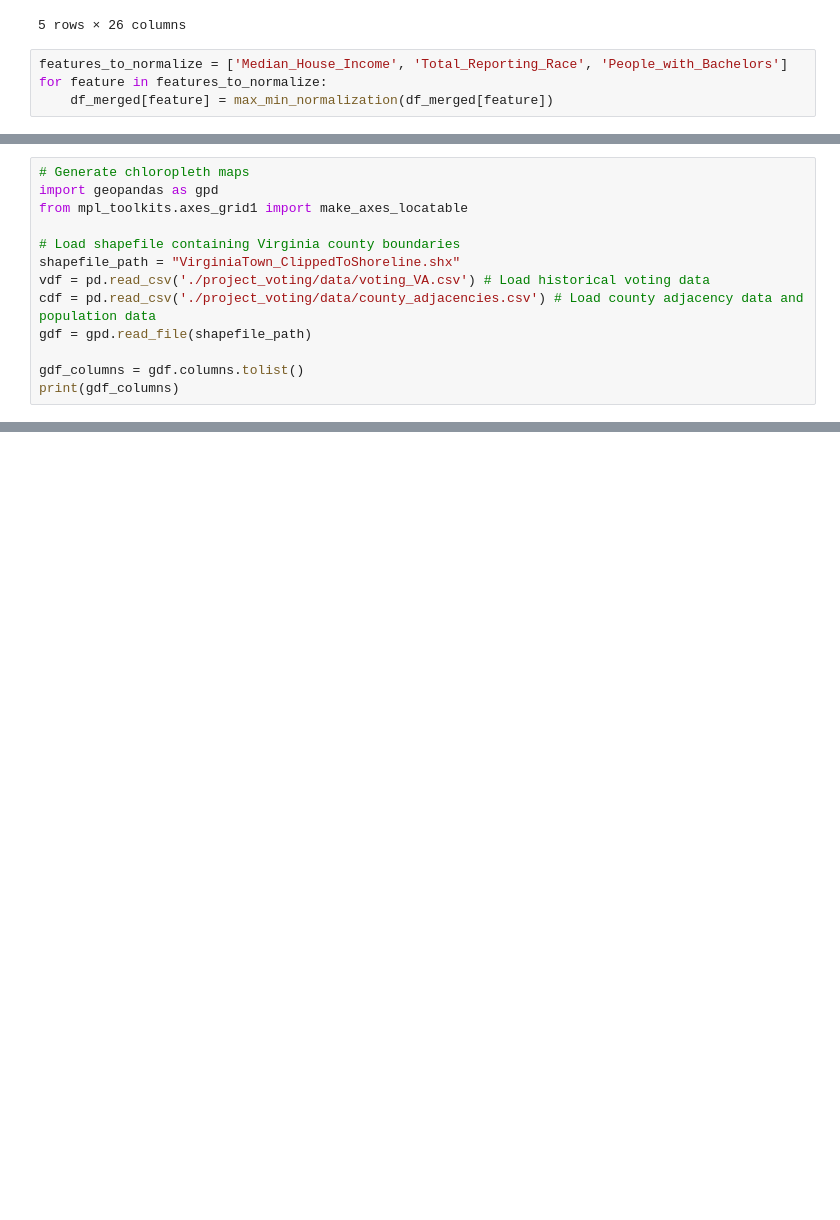
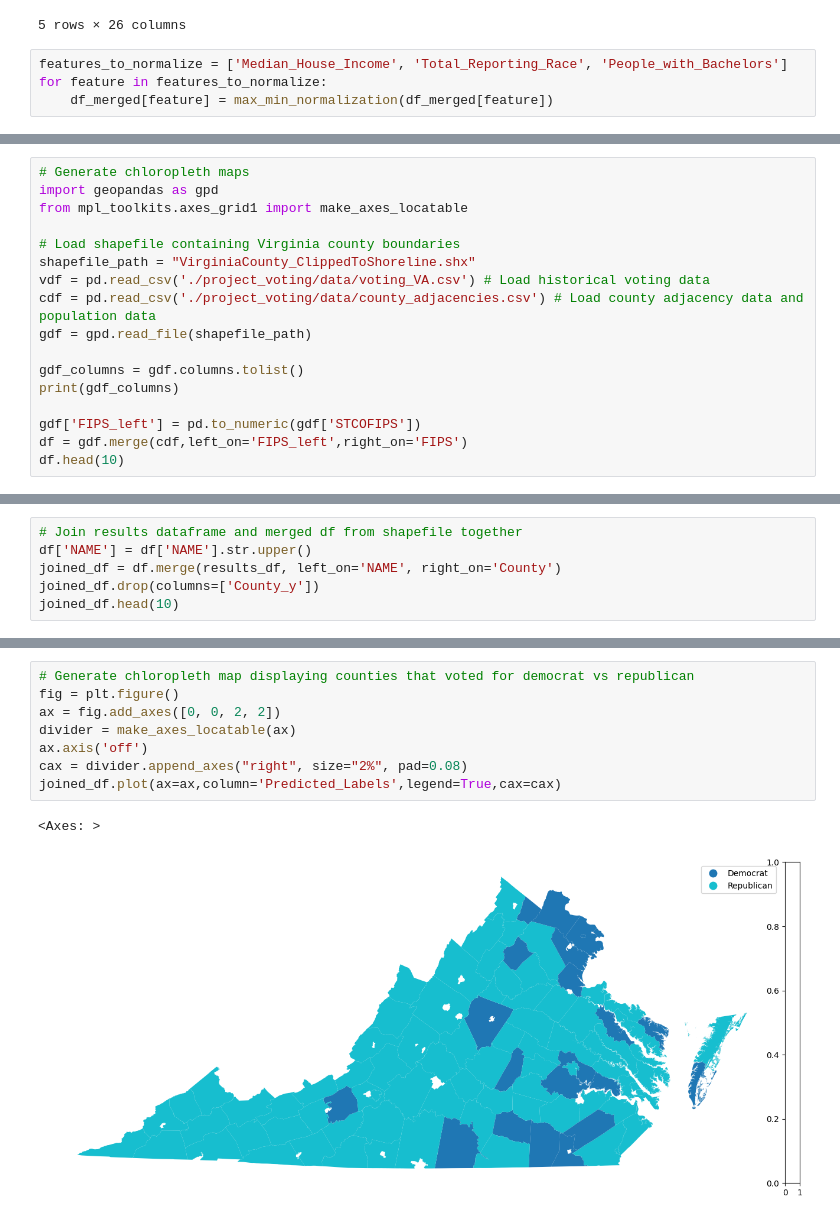
Before and after one commit to dha5sm/project_voting, a Jupyter notebook: Data_exploration_project_voting.ipynb, the cells around one changed output, grey strips where cells are left out. Saved outputs shown, nothing was run; the diff lists cells and outputs as text; blank space fills up the shorter version.

Commit message:
Fixed up model and generated chloropleth maps

```diff
--- a/Data_exploration_project_voting.ipynb
+++ b/Data_exploration_project_voting.ipynb
@@ -420,11 +400,15 @@ import geopandas as gpd
 from mpl_toolkits.axes_grid1 import make_axes_locatable
 
 # Load shapefile containing Virginia county boundaries
-shapefile_path = "VirginiaTown_ClippedToShoreline.shx"
+shapefile_path = "VirginiaCounty_ClippedToShoreline.shx"
 vdf = pd.read_csv('./project_voting/data/voting_VA.csv') # Load historical voting data
 cdf = pd.read_csv('./project_voting/data/county_adjacencies.csv') # Load county adjacency data and population data
 gdf = gpd.read_file(shapefile_path)
 
 gdf_columns = gdf.columns.tolist()
 print(gdf_columns)
+
+gdf['FIPS_left'] = pd.to_numeric(gdf['STCOFIPS'])
+df = gdf.merge(cdf,left_on='FIPS_left',right_on='FIPS')
+df.head(10)
 # %% [output]
@@ -445,0 +442,6 @@ results_df.head(10)
+# %%
+# Join results dataframe and merged df from shapefile together
+df['NAME'] = df['NAME'].str.upper()
+joined_df = df.merge(results_df, left_on='NAME', right_on='County')
+joined_df.drop(columns=['County_y'])
+joined_df.head(10)
@@ -445,0 +461,11 @@ results_df.head(10)
+# %%
+# Generate chloropleth map displaying counties that voted for democrat vs republican
+fig = plt.figure()
+ax = fig.add_axes([0, 0, 2, 2])
+divider = make_axes_locatable(ax)
+ax.axis('off')
+cax = divider.append_axes("right", size="2%", pad=0.08)
+joined_df.plot(ax=ax,column='Predicted_Labels',legend=True,cax=cax)
+# %% [output]
+<Axes: >
+[figure, added]
```
Also changed, not shown: parts of 17 cells of this notebook.
